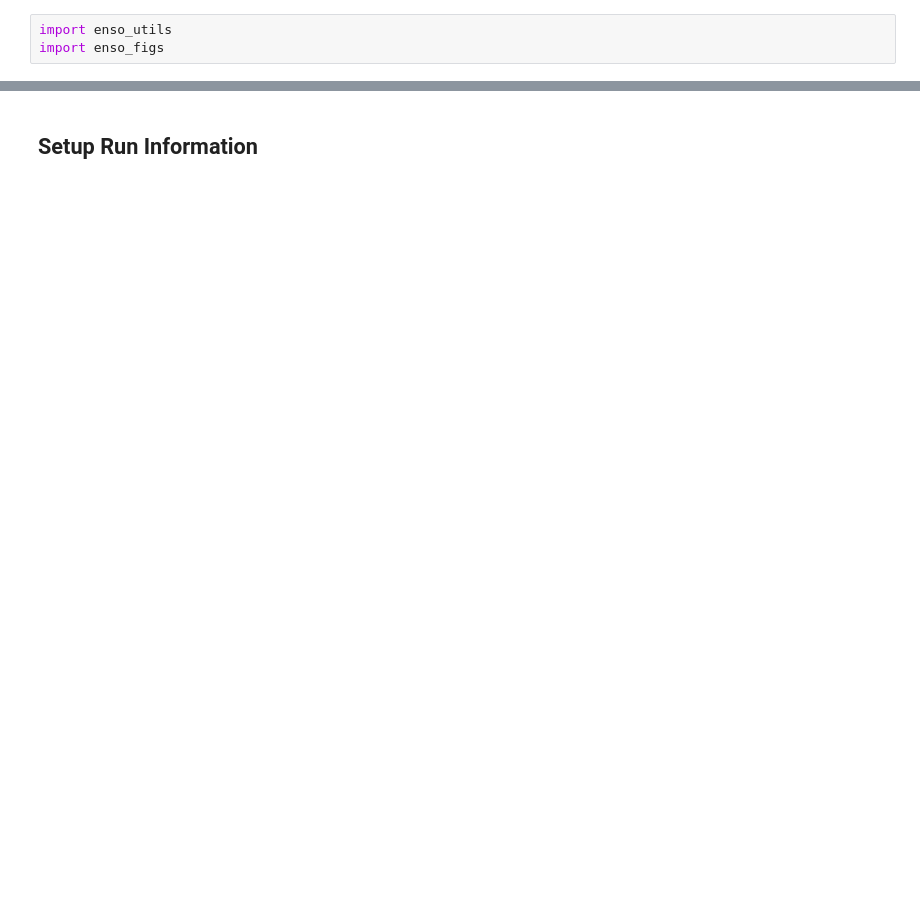
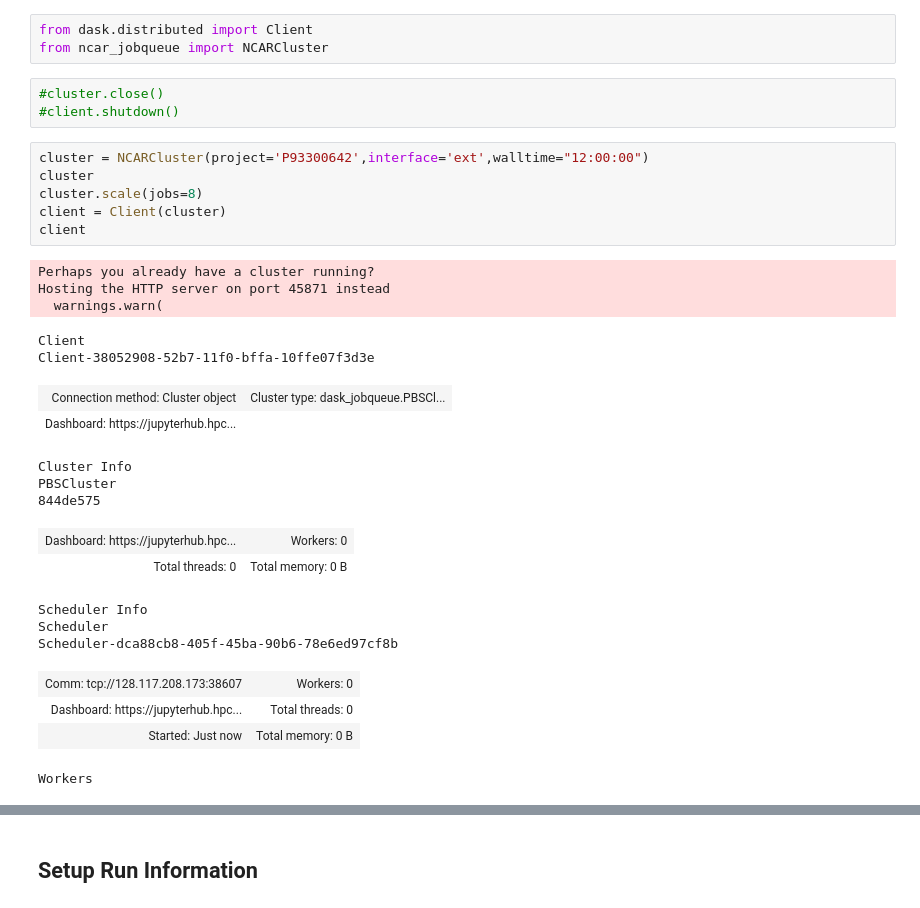
Before and after one commit to swrneale/python-scripts, a Jupyter notebook: enso/enso_nino_quick_look.ipynb, the cells around one changed output, grey strips where cells are left out. Saved outputs shown, nothing was run; the diff lists cells and outputs as text; blank space fills up the shorter version.

```diff
--- a/enso/enso_nino_quick_look.ipynb
+++ b/enso/enso_nino_quick_look.ipynb
@@ -9,3 +22,32 @@ import importlib
-# %%
-import enso_utils
-import enso_figs
+# %%
+from dask.distributed import Client
+from ncar_jobqueue import NCARCluster
+# %%
+#cluster.close()
+#client.shutdown()
+# %%
+cluster = NCARCluster(project='P93300642',interface='ext',walltime="12:00:00")
+cluster
+cluster.scale(jobs=8)
+client = Client(cluster)
+client
+# %% [output]
+Perhaps you already have a cluster running?
+Hosting the HTTP server on port 45871 instead
+  warnings.warn(
+Client
+Client-38052908-52b7-11f0-bffa-10ffe07f3d3e
+| Connection method: Cluster object | Cluster type: dask_jobqueue.PBSCl... |
+| Dashboard: https://jupyterhub.hpc... |  |
+Cluster Info
+PBSCluster
+844de575
+| Dashboard: https://jupyterhub.hpc... | Workers: 0 |
+| Total threads: 0 | Total memory: 0 B |
+Scheduler Info
+Scheduler
+Scheduler-dca88cb8-405f-45ba-90b6-78e6ed97cf8b
+| Comm: tcp://128.117.208.173:38607 | Workers: 0 |
+| Dashboard: https://jupyterhub.hpc... | Total threads: 0 |
+| Started: Just now | Total memory: 0 B |
+Workers
```
Also changed, not shown: parts of 12 cells of this notebook, 56 other files.
